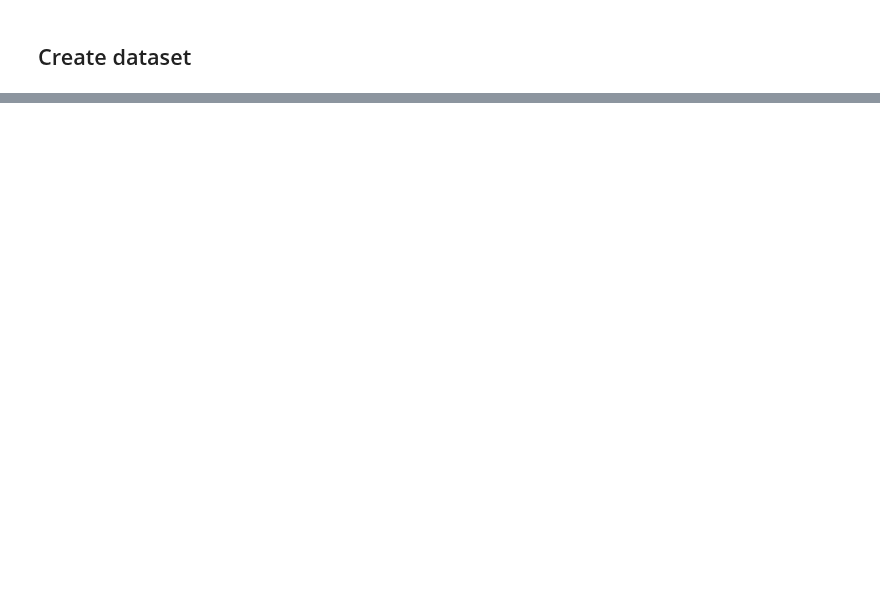
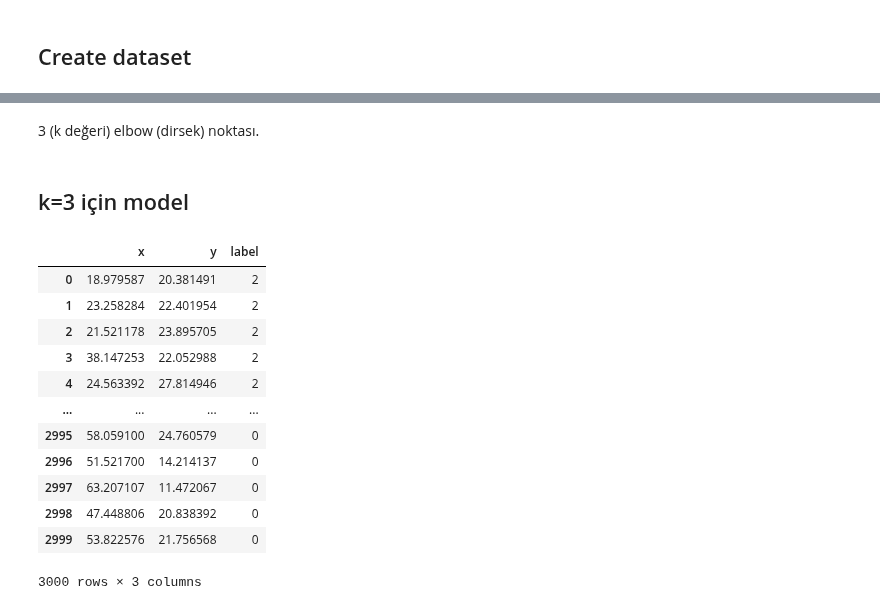
Before and after one commit to akalinirem/machine_learning, a Jupyter notebook: pages/clustering/k_means.ipynb, the cells around one changed output, grey strips where cells are left out. Cells and saved outputs as stored; diff of their text form; code cells hidden in the pictures; blank space fills up the shorter version.

```diff
--- a/pages/clustering/k_means.ipynb
+++ b/pages/clustering/k_means.ipynb
@@ -64,0 +85,20 @@ plt.show()
+# %% [markdown]
+3 (k değeri) elbow (dirsek) noktası.
+# %% [markdown]
+## k=3 için model
+# %%
+data
+# %% [output]
+|  | x | y | label |
+| 0 | 18.979587 | 20.381491 | 2 |
+| 1 | 23.258284 | 22.401954 | 2 |
+| 2 | 21.521178 | 23.895705 | 2 |
+| 3 | 38.147253 | 22.052988 | 2 |
+| 4 | 24.563392 | 27.814946 | 2 |
+| ... | ... | ... | ... |
+| 2995 | 58.059100 | 24.760579 | 0 |
+| 2996 | 51.521700 | 14.214137 | 0 |
+| 2997 | 63.207107 | 11.472067 | 0 |
+| 2998 | 47.448806 | 20.838392 | 0 |
+| 2999 | 53.822576 | 21.756568 | 0 |
+3000 rows × 3 columns
```
Also changed, not shown: parts of 12 cells of this notebook.
